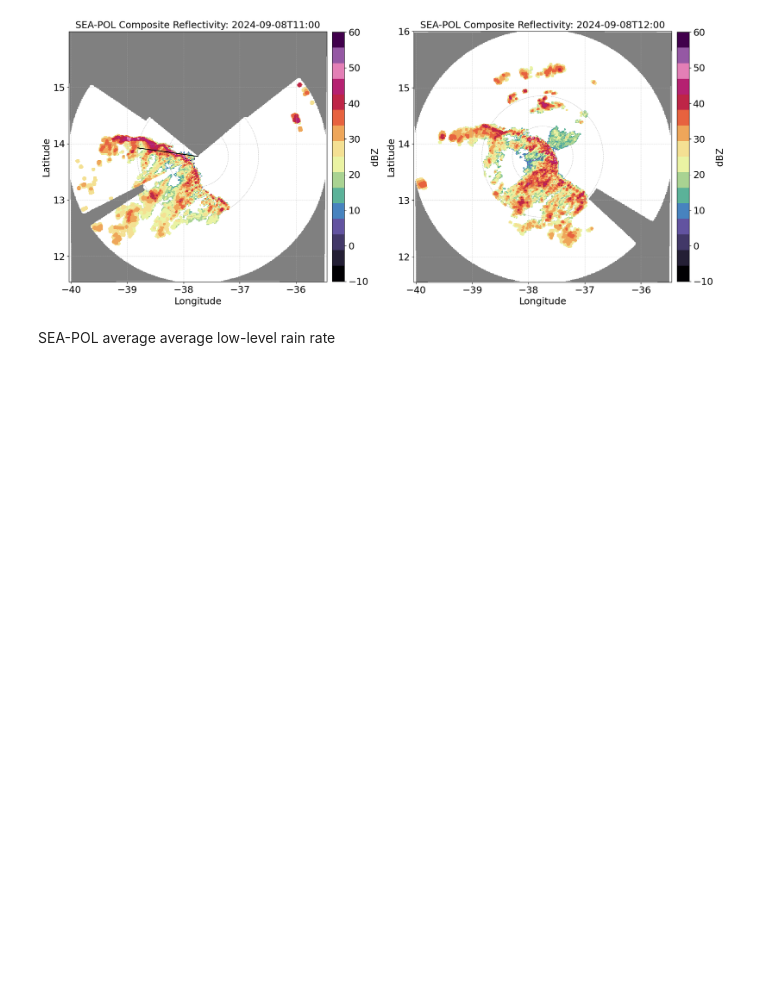
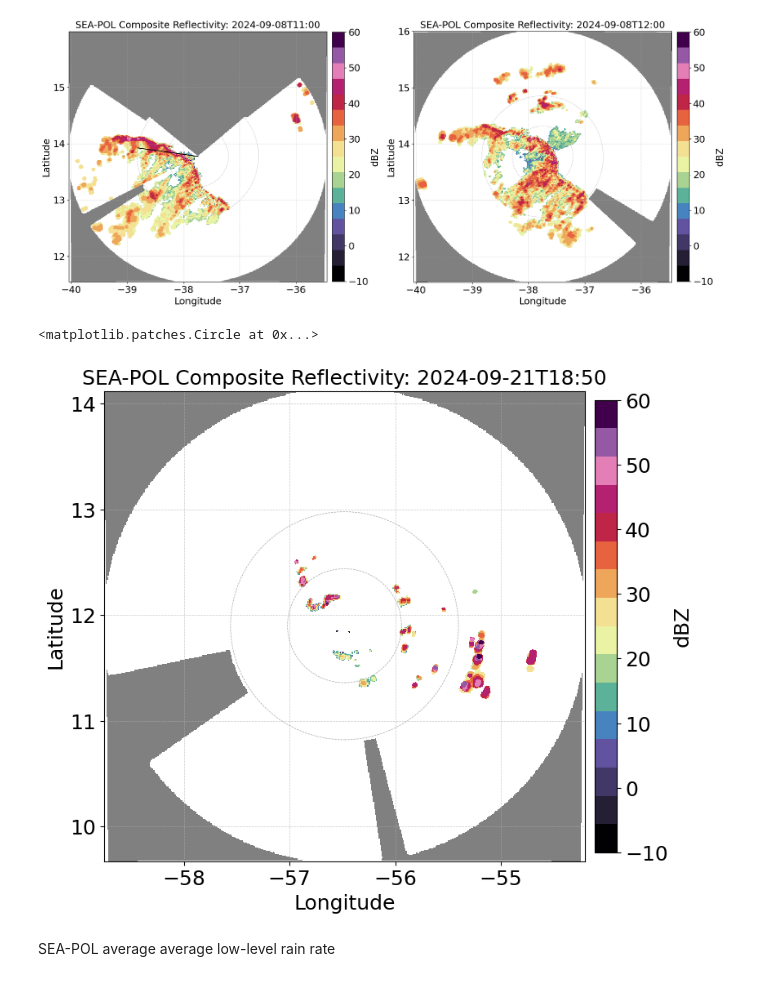
Before and after one commit to allison-wing/PICCOLO, a Jupyter notebook: plot_seapol_case.ipynb, the cells around one changed output. Cells and saved outputs as stored; diff of their text form; code cells hidden in the pictures; blank space fills up the shorter version.

Commit message:
plot other examples

```diff
--- a/plot_seapol_case.ipynb
+++ b/plot_seapol_case.ipynb
@@ -63,3 +65,8 @@ RHI_fname = '/huracan/tank4/cornell/ORCESTRA/sea-pol/qc_data/level4a/rhi/2024090
+# %%
+#time_map = np.datetime64('2024-09-02T05:50')
+#time_map = np.datetime64('2024-09-01T21:40')
+#time_map = np.datetime64('2024-09-02T18:00')
+time_map = np.datetime64('2024-09-21T18:50')
 # %% [markdown]
 QVP 1D data
 # %%
@@ -114,9 +121,11 @@ seapol = xr.open_dataset('/huracan/tank4/cornell/ORCESTRA/sea-pol/qc_data/level4
 #Find indices
 index_map1 = np.abs(pd.to_datetime(seapol.time) - time_map1).argmin()
 index_map2 = np.abs(pd.to_datetime(seapol.time) - time_map2).argmin()
+index_map = np.abs(pd.to_datetime(seapol.time) - time_map).argmin()
 
 map1 = seapol.DBZ[index_map1,:,:]
 map2 = seapol.DBZ[index_map2,:,:]
+map = seapol.DBZ[index_map,:,:]
 # %%
 # Make plot
 fig, axs = plt.subplots(1,2, figsize=(18, 8),layout="constrained")  # 1 row, 2 column
@@ -187,6 +196,36 @@ axs[0].plot([center_lon, end_lon], [center_lat, end_lat], color='black', linesty
 # %% [output]
 [<matplotlib.lines.Line2D at 0x...>]
 [figure]
+# %%
+# Make plot
+fig, axs = plt.subplots(figsize=(8, 8),layout="constrained")
+
+cax = axs.pcolormesh(map.longitude, map.latitude, map, cmap=discrete_mask_cmap, vmin=-10, vmax=60,shading='auto')
+axs.set_aspect('equal',adjustable='box')
+cbar = fig.colorbar(cax, ax=axs, orientation='vertical',pad=0.02, shrink=0.70)
+cbar.ax.tick_params(labelsize=18)
+cbar.set_ticks(np.linspace(-10,60,8))
+cbar.ax.set_ylabel('dBZ', fontsize=18)
+
+axs.set_title('SEA-POL Composite Reflectivity: ' + str(time_map),fontsize=18)
+axs.set_ylabel('Latitude', fontsize=18)
+axs.set_xlabel('Longitude',fontsize=18)
+#axs.set_xticks(np.linspace(-31,-27, 5))  # Adjust the number of ticks as needed
+axs.set_yticks(np.linspace(10, 14, 5))  # Adjust the number of ticks as needed
+axs.set_xticklabels(axs.get_xticklabels(), fontsize=18)
+axs.set_yticklabels(axs.get_yticklabels(), fontsize=18)
+
+# Add grid lines to the first subplot
+axs.grid(True, which='both', linestyle='--', linewidth=0.5, alpha=0.7)
+
+# Add 120 km circle
+axs.add_patch(plt.Circle((map.longitude[245,245], map.latitude[245,245]), 120/111.32, color='gray', alpha = 0.7,fill=False, linestyle='--', linewidth=0.5))
+
+# Add 60 km circle
+axs.add_patch(plt.Circle((map.longitude[245,245], map.latitude[245,245]), 60/111.32, color='gray', alpha = 0.7,fill=False, linestyle='--', linewidth=0.5))
+# %% [output]
+<matplotlib.patches.Circle at 0x...>
+[figure, added]
 # %% [markdown]
 SEA-POL average average low-level rain rate
 # %%
```
Also changed, not shown: parts of 1 cell of this notebook.
